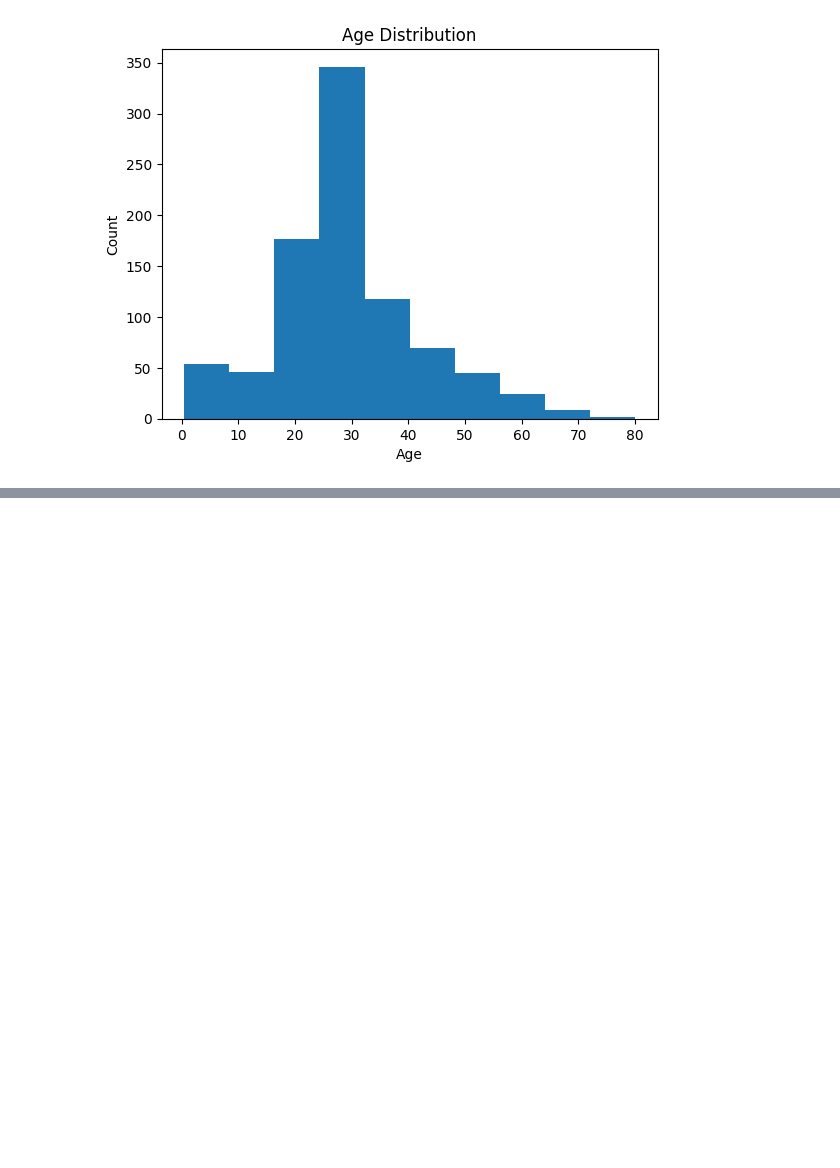
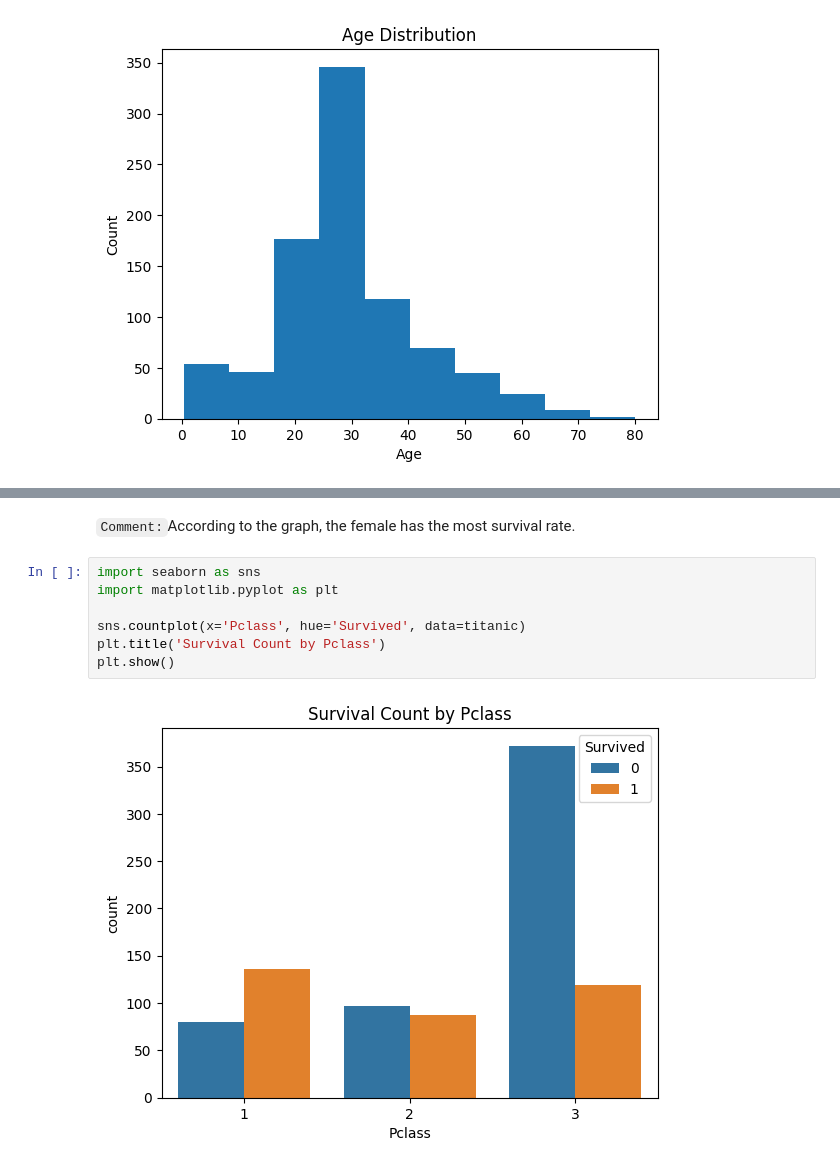
Before and after one commit to mdzubayereashraf/Ostad-AI-Engineering-Course-Assignments, a Jupyter notebook: Intro__To_Machine_Learning_Assignment__6_<Muhammad_Zubayer>.ipynb, the cells around one changed output, grey strips where cells are left out. Cells and saved outputs as stored; diff of their text form; blank space fills up the shorter version.

```diff
--- a/Intro__To_Machine_Learning_Assignment__6_<Muhammad_Zubayer>.ipynb
+++ b/Intro__To_Machine_Learning_Assignment__6_<Muhammad_Zubayer>.ipynb
@@ -205,0 +234,11 @@ plt.show()
+# %% [markdown]
+`Comment:`According to the graph, the female has the most survival rate.
+# %%
+import seaborn as sns
+import matplotlib.pyplot as plt
+
+sns.countplot(x='Pclass', hue='Survived', data=titanic)
+plt.title('Survival Count by Pclass')
+plt.show()
+# %% [output]
+[figure, added]
```
Also changed, not shown: parts of 17 cells of this notebook.
